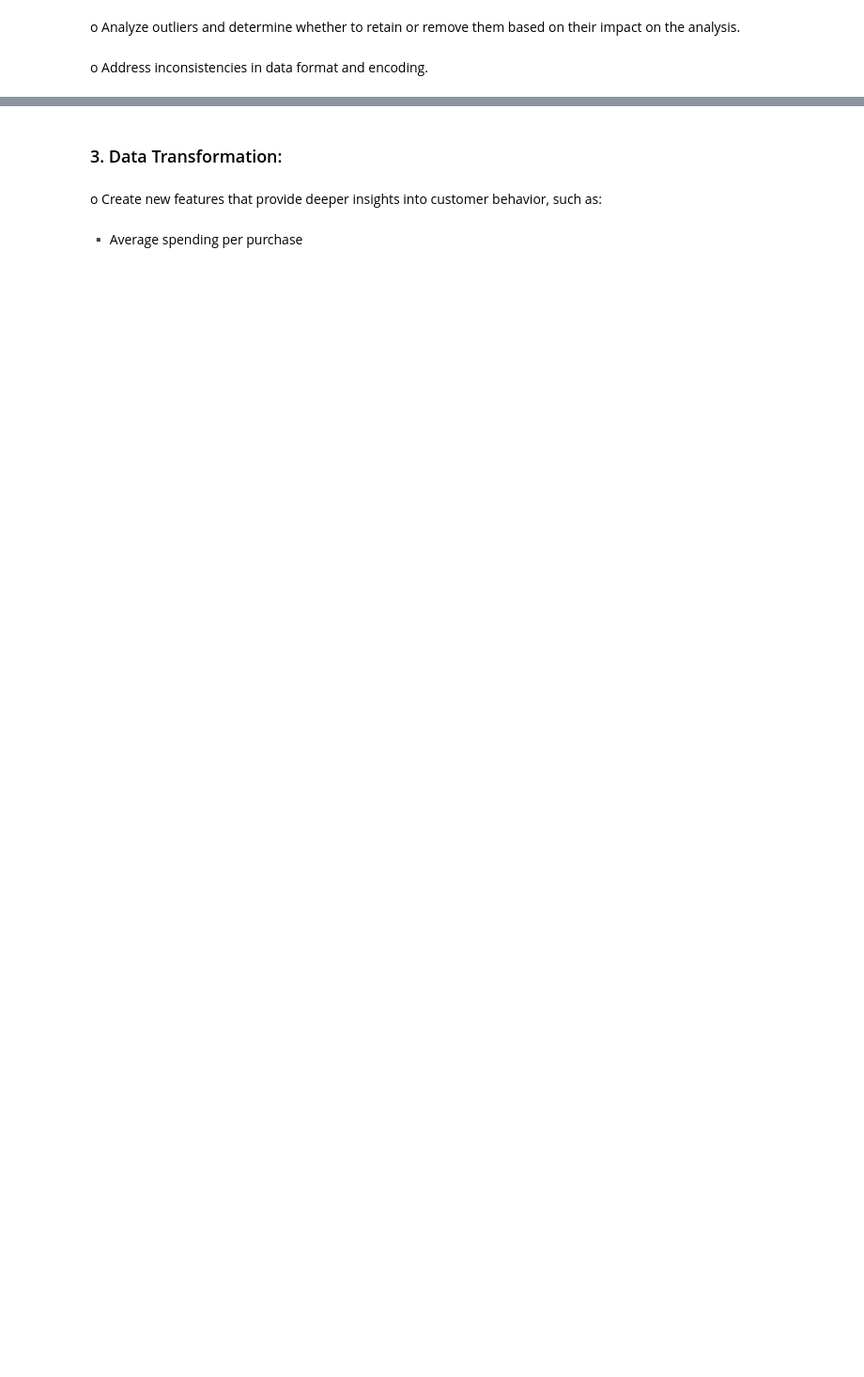
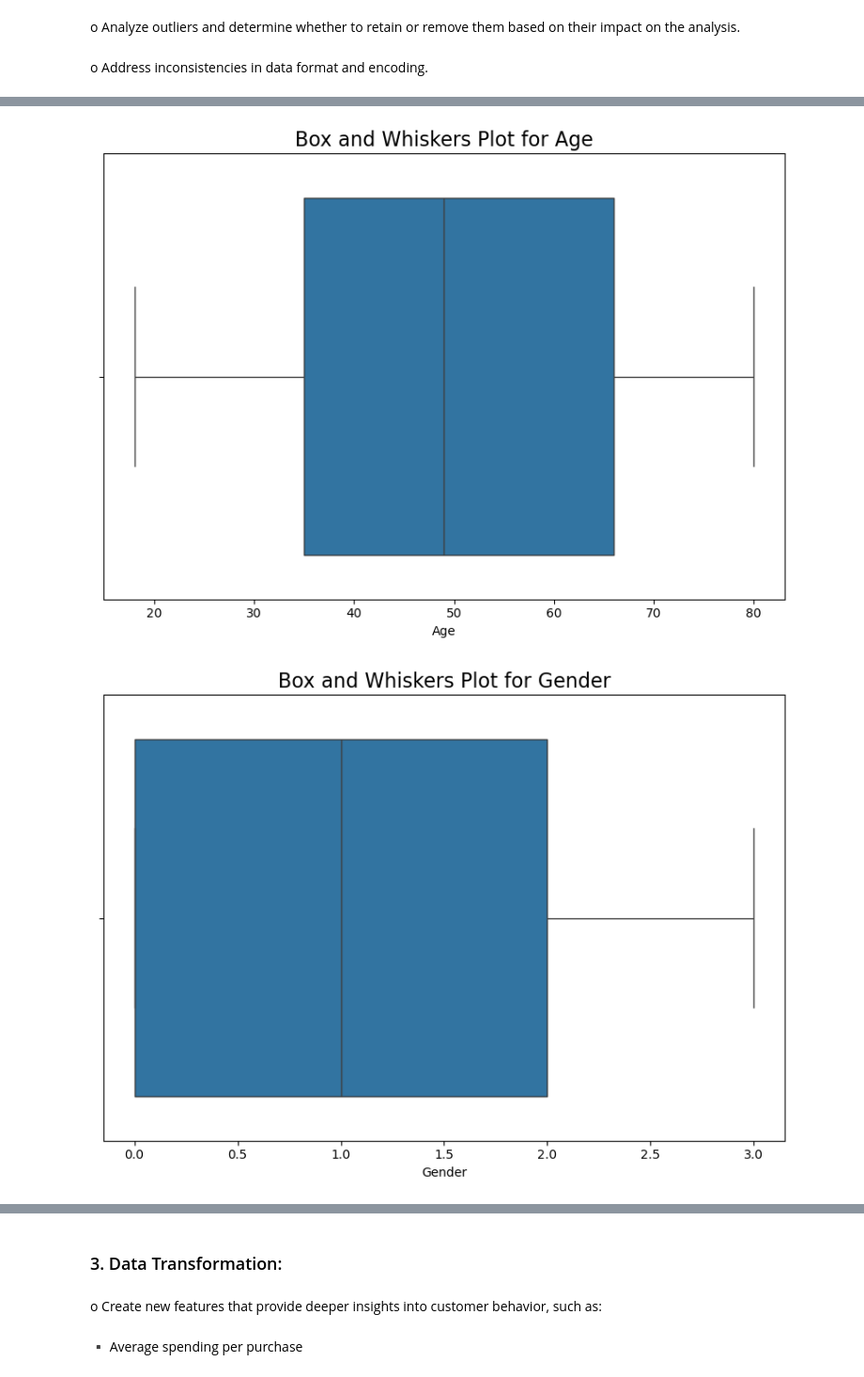
Before and after one commit to ApatheticMioz/electronics-sales-analysis-ml, a Jupyter notebook: project.ipynb, the cells around one changed output, grey strips where cells are left out. Shown at 94% size. Drawn from its saved outputs; the diff is of its cells as text; code cells hidden in the pictures; blank space fills up the shorter version.

```diff
--- a/project.ipynb
+++ b/project.ipynb
@@ -334,0 +410,22 @@ o Address inconsistencies in data format and encoding.
+# %%
+# Temporarily dropped 'Purchase_Date'
+try:
+    df = df.drop('Purchase_Date', axis=1)
+except:
+    pass
+
+def remove_outliers(df, columns):
+    outliers = {}
+    for column in columns:
+        Q1 = df[column].quantile(0.25)
+        Q3 = df[column].quantile(0.75)
+        IQR = Q3 - Q1
+        lower_bound = Q1 - 1.5 * IQR
+        upper_bound = Q3 + 1.5 * IQR
+        df = df[(df[column] >= lower_bound) & (df[column] <= upper_bound)]
+
+    return df
+
+c = df.columns
+df = remove_outliers(df, c[:-1])
+df
@@ -334,0 +446,11 @@ o Address inconsistencies in data format and encoding.
+# %%
+numeric_columns = df.select_dtypes(include=['number']).columns
+for column in numeric_columns:
+    plt.figure(figsize=(8, 6))
+    sns.boxplot(x=df[column])
+    plt.title(f"Box and Whiskers Plot for {column}", fontsize=16)
+    plt.tight_layout()
+    plt.show()
+# %% [output]
+[figure, added]
+[figure, added]
```
Also changed, not shown: parts of 10 cells of this notebook.
